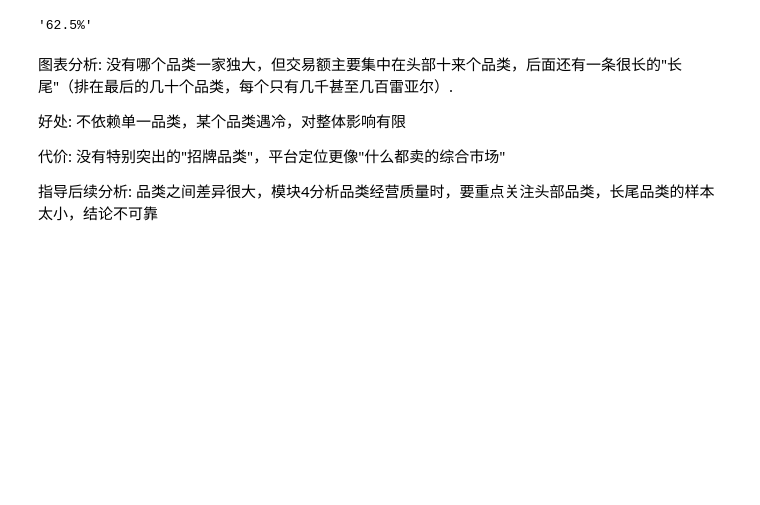
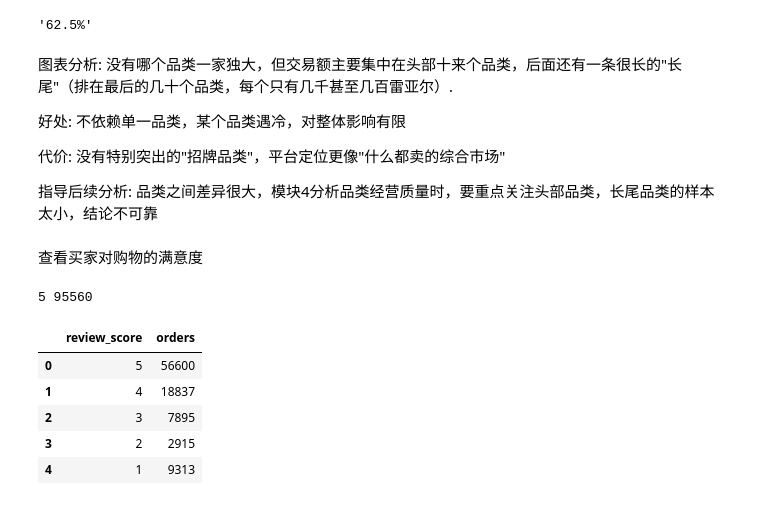
Before and after one commit to LeeMichael-L/olist-analytics, a Jupyter notebook: python/s1_overview.ipynb, the cells around one changed output. Drawn from its saved outputs; the diff is of its cells as text; code cells hidden in the pictures; blank space fills up the shorter version.

```diff
--- a/python/s1_overview.ipynb
+++ b/python/s1_overview.ipynb
@@ -394,3 +394,26 @@ f"{share:.1%}"
 代价: 没有特别突出的"招牌品类"，平台定位更像"什么都卖的综合市场"
 
 指导后续分析: 品类之间差异很大，模块4分析品类经营质量时，要重点关注头部品类，长尾品类的样本太小，结论不可靠
+# %% [markdown]
+查看买家对购物的满意度
+# %%
+sql = """
+SELECT review_score, COUNT(*) AS orders
+FROM dwd_orders JOIN dwd_order_reviews USING(order_id)
+WHERE order_status = "delivered" AND in_analysis_window = 1 AND is_status_conflict = 0
+GROUP BY review_score
+ORDER BY review_score DESC;
+"""
+
+df_score = run_query(sql)
+
+print(len(df_score), df_score["orders"].sum())
+df_score
+# %% [output]
+5 95560
+|  | review_score | orders |
+| 0 | 5 | 56600 |
+| 1 | 4 | 18837 |
+| 2 | 3 | 7895 |
+| 3 | 2 | 2915 |
+| 4 | 1 | 9313 |
```
Also changed, not shown: parts of 3 cells of this notebook, 1 other file.
